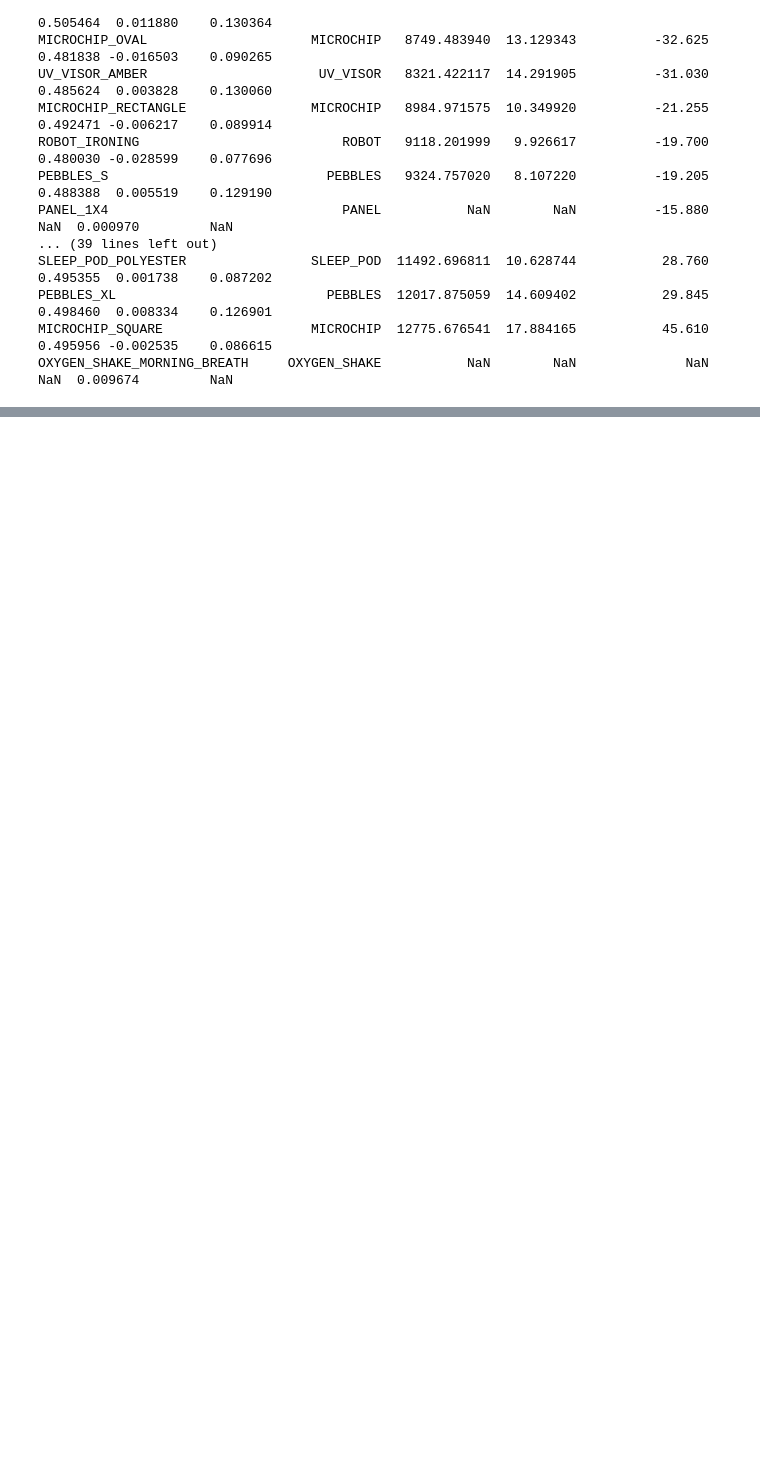
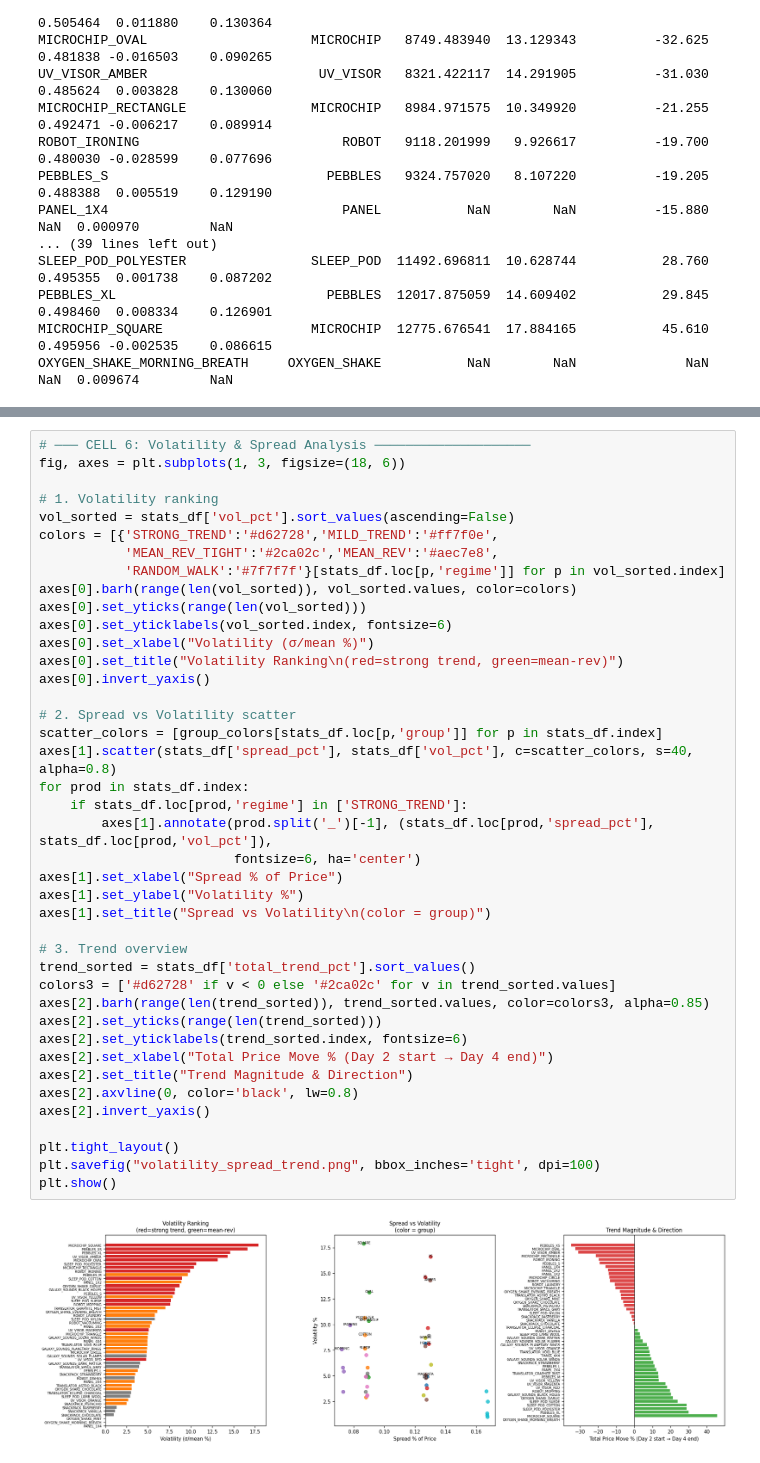
Before and after one commit to Prathama-1/Prosperity-4---Solo42, a Jupyter notebook: Round5_dataset_analysis.ipynb, the cells around one changed output, grey strips where cells are left out. Drawn from its saved outputs; the diff is of its cells as text; blank space fills up the shorter version.

```diff
--- a/Round5_dataset_analysis.ipynb
+++ b/Round5_dataset_analysis.ipynb
@@ -143,0 +222,43 @@ OXYGEN_SHAKE_MORNING_BREATH     OXYGEN_SHAKE           NaN        NaN
+# %%
+# ─── CELL 6: Volatility & Spread Analysis ────────────────────
+fig, axes = plt.subplots(1, 3, figsize=(18, 6))
+
+# 1. Volatility ranking
+vol_sorted = stats_df['vol_pct'].sort_values(ascending=False)
+colors = [{'STRONG_TREND':'#d62728','MILD_TREND':'#ff7f0e',
+           'MEAN_REV_TIGHT':'#2ca02c','MEAN_REV':'#aec7e8',
+           'RANDOM_WALK':'#7f7f7f'}[stats_df.loc[p,'regime']] for p in vol_sorted.index]
+axes[0].barh(range(len(vol_sorted)), vol_sorted.values, color=colors)
+axes[0].set_yticks(range(len(vol_sorted)))
+axes[0].set_yticklabels(vol_sorted.index, fontsize=6)
+axes[0].set_xlabel("Volatility (σ/mean %)")
+axes[0].set_title("Volatility Ranking\n(red=strong trend, green=mean-rev)")
+axes[0].invert_yaxis()
+
+# 2. Spread vs Volatility scatter
+scatter_colors = [group_colors[stats_df.loc[p,'group']] for p in stats_df.index]
+axes[1].scatter(stats_df['spread_pct'], stats_df['vol_pct'], c=scatter_colors, s=40, alpha=0.8)
+for prod in stats_df.index:
+    if stats_df.loc[prod,'regime'] in ['STRONG_TREND']:
+        axes[1].annotate(prod.split('_')[-1], (stats_df.loc[prod,'spread_pct'], stats_df.loc[prod,'vol_pct']),
+                         fontsize=6, ha='center')
+axes[1].set_xlabel("Spread % of Price")
+axes[1].set_ylabel("Volatility %")
+axes[1].set_title("Spread vs Volatility\n(color = group)")
+
+# 3. Trend overview
+trend_sorted = stats_df['total_trend_pct'].sort_values()
+colors3 = ['#d62728' if v < 0 else '#2ca02c' for v in trend_sorted.values]
+axes[2].barh(range(len(trend_sorted)), trend_sorted.values, color=colors3, alpha=0.85)
+axes[2].set_yticks(range(len(trend_sorted)))
+axes[2].set_yticklabels(trend_sorted.index, fontsize=6)
+axes[2].set_xlabel("Total Price Move % (Day 2 start → Day 4 end)")
+axes[2].set_title("Trend Magnitude & Direction")
+axes[2].axvline(0, color='black', lw=0.8)
+axes[2].invert_yaxis()
+
+plt.tight_layout()
+plt.savefig("volatility_spread_trend.png", bbox_inches='tight', dpi=100)
+plt.show()
+# %% [output]
+[figure, added]
```
Also changed, not shown: parts of 2 cells of this notebook.
